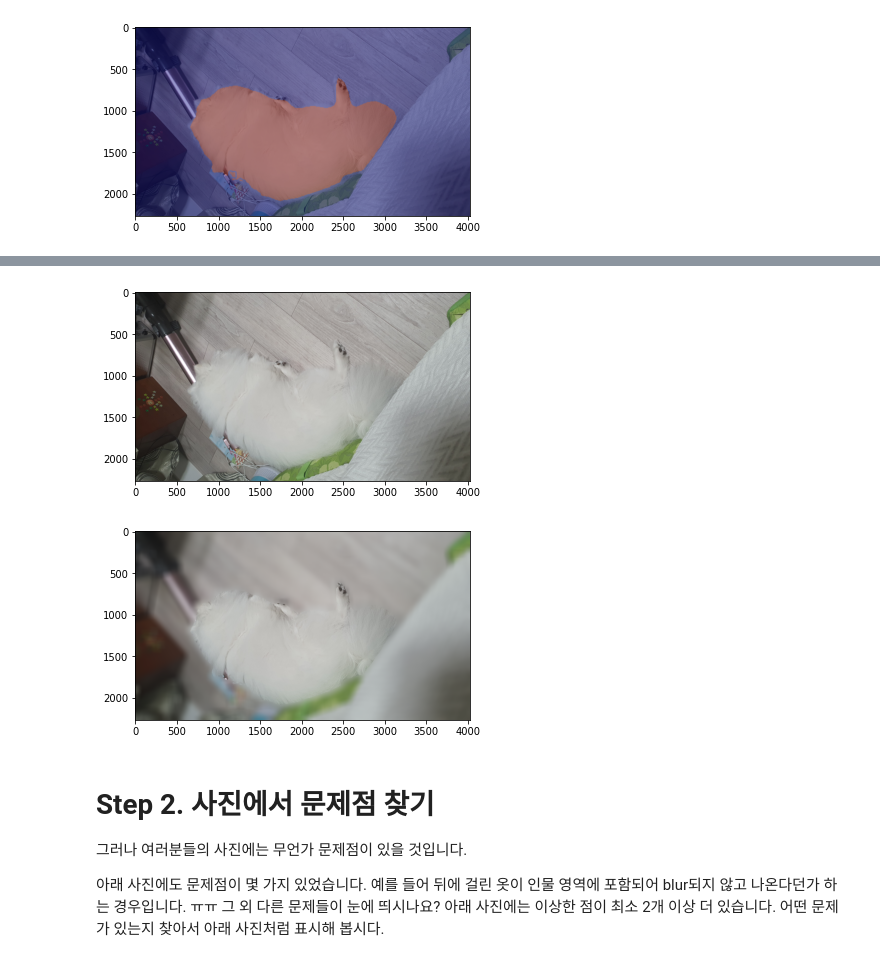
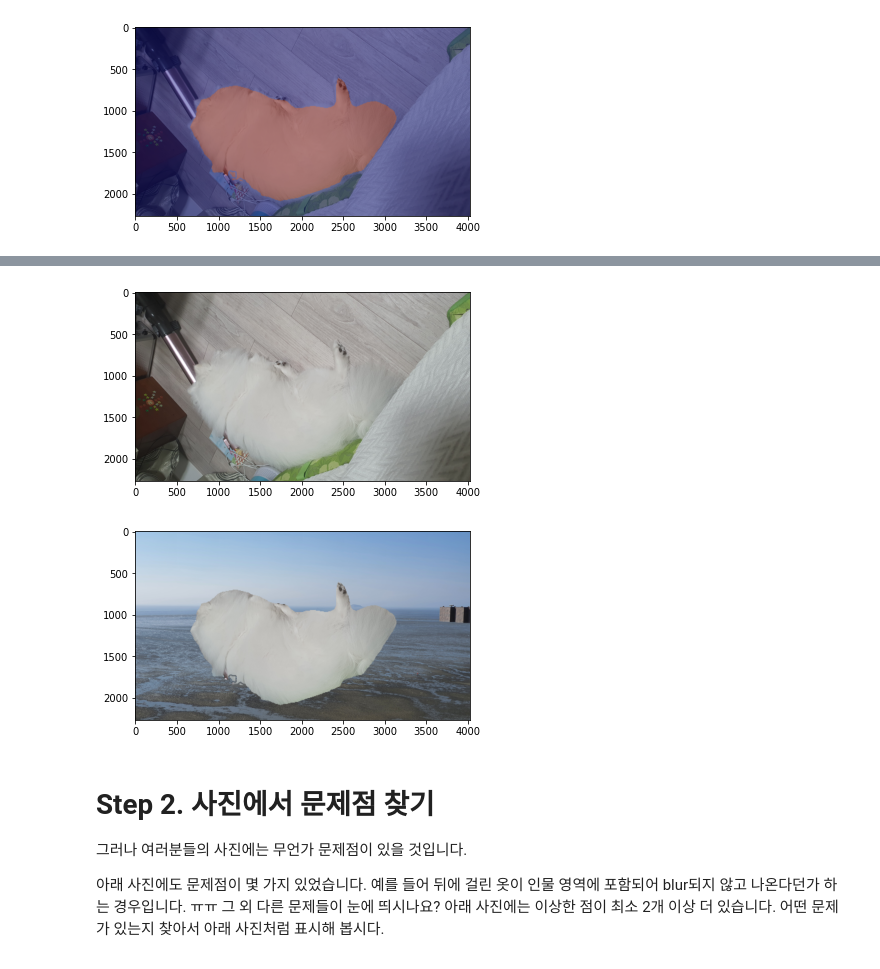
Before and after one commit to vkth7/AIFFEL-exploration, a Jupyter notebook: exp-09/[exp-09] 사진 배경 변경하기.ipynb, the cells around one changed output, grey strips where cells are left out. Saved outputs shown, nothing was run; the diff lists cells and outputs as text; code cells hidden in the pictures.

Commit message:
Colaboratory를 통해 생성됨

```diff
--- a/exp-09/[exp-09] 사진 배경 변경하기.ipynb
+++ b/exp-09/[exp-09] 사진 배경 변경하기.ipynb
@@ -45,8 +45,7 @@ img3 = 'exp07/셀카/20220809_120207.jpg'
 img_orig = cv2.imread(img_path+img1)
 
 # 크로마키용 배경 사진
-img_path2 = '/content/drive/MyDrive/Colab Notebooks/exp-09/unnamed--d83f3a3ce3-1280x1024.jpg'
-
+img_path2 = '/content/drive/MyDrive/Colab Notebooks/exp-09/20220309_152210.jpg'
 
 print(img_orig.shape)
 plt.imshow(cv2.cvtColor(img_orig, cv2.COLOR_BGR2RGB))
@@ -286,0 +288,2 @@ plt.show()
+# %%
+resize_img_back = cv2.resize(img_back, (4032, 2268))
@@ -286,0 +299,2 @@ plt.show()
+# %%
+img_bg_back = cv2.bitwise_and(resize_img_back, img_bg_mask)
@@ -287,9 +306,9 @@ plt.show()
 # %%
-img_concat = np.where(img_mask_color==255, trans_img_orig, img_bg_blur)
+img_concat = np.where(img_mask_color==255, trans_img_orig, img_bg_back)
 plt.imshow(cv2.cvtColor(trans_img_orig, cv2.COLOR_BGR2RGB))
 plt.show()
 plt.imshow(cv2.cvtColor(img_concat, cv2.COLOR_BGR2RGB))
 plt.show()
 # %% [output]
 [figure]
-[figure, old version]
+[figure, new version]
```
Also changed, not shown: parts of 18 cells of this notebook.
